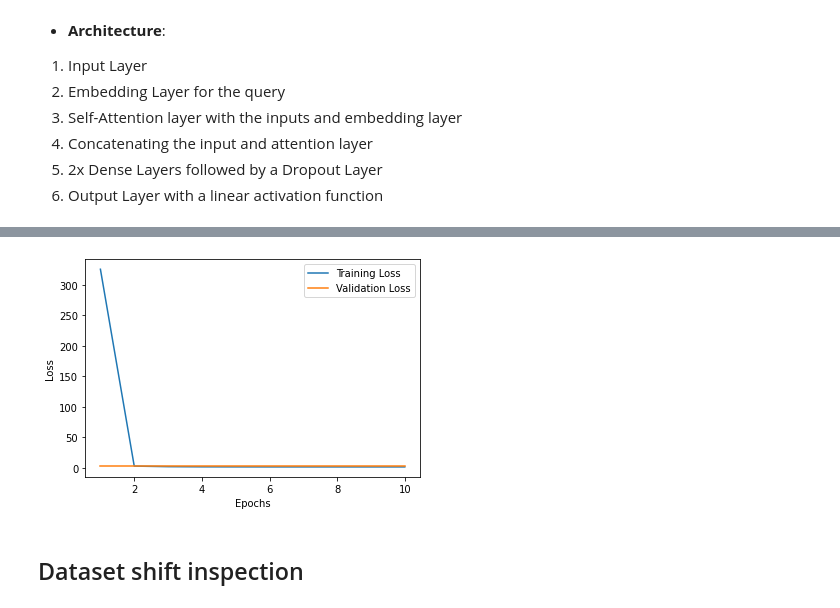
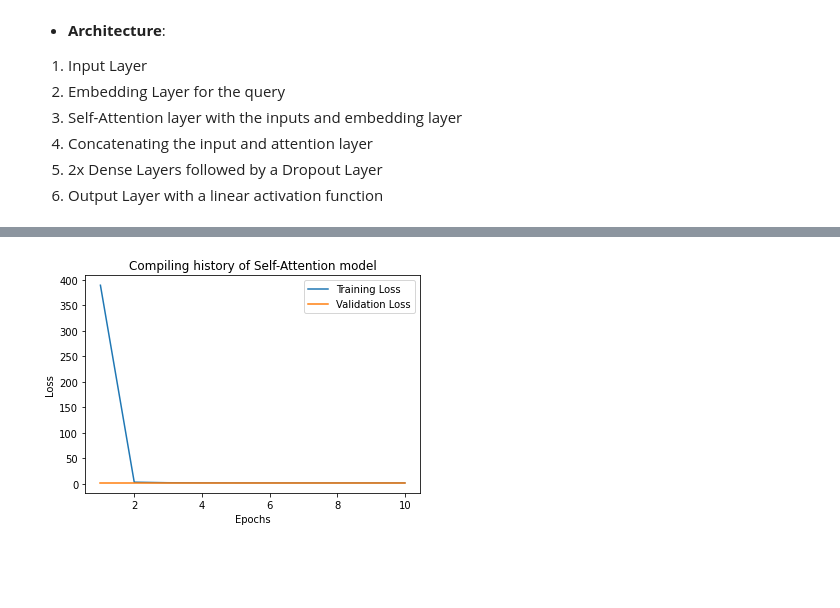
Before and after one commit to TazTornadoo/SigmoidFreud, a Jupyter notebook: Python/Submission/Electricity_price_prediction_5.ipynb, the cells around one changed output, grey strips where cells are left out. Cells and saved outputs as stored; diff of their text form; code cells hidden in the pictures; blank space fills up the shorter version.

```diff
--- a/Python/Submission/Electricity_price_prediction_5.ipynb
+++ b/Python/Submission/Electricity_price_prediction_5.ipynb
@@ -231,11 +224,15 @@ rfmodel = RandomForestRegressor(random_state=3315,
                                 n_estimators=500,
                                 max_features='sqrt',
                                 min_samples_split=10,
-                                criterion='mse', n_jobs=-1)
+                                criterion='mse',
+                                n_jobs=-1)
 rfmodel.fit(X_train_window_size_5_tree, y_train_window_size_5)
 
-# Evaluate model performance
+# Evaluate model performance and store it
 result = evaluate_model(rfmodel, X_test_window_size_5_tree, y_test_window_size_5)
+performance_df = performance_df.append({'Model': 'Random Forest',
+                                        'MAE score (on test set)': round(result, 4)},
+                                       ignore_index=True)
 # %% [output]
 Mean absolut error on test: 2.2755474195799463
 # %% [markdown]
@@ -344,16 +347,16 @@ For this 'classic' approach, the train and valid set will be put together to mak
 # %%
+# For this 'classic' approach, the train and valid set will be put together to make use of cross-validation.
 X_train_window_size_5_classic = X_train_window_size_5.copy().append(X_valid_window_size_5)
 y_train_window_size_5_classic = y_train_window_size_5.copy().append(y_valid_window_size_5)
 
-minmax_transformer_classic = Pipeline(steps=[
-        ('minmax', MinMaxScaler())])
+minmax_transformer_classic = Pipeline(steps=[('minmax', MinMaxScaler())])
 
 preprocessor_window_size_5_classic = ColumnTransformer(
         remainder='passthrough', #passthough features not listed
         transformers=[
-            ('mm', minmax_transformer_classic , [X_train_window_size_5_classic.columns[1], *[*X_train_window_size_5_classic.columns[17:]]])
+            ('mm', minmax_transformer_classic , [X_train_window_size_5_classic.columns[1],
+                                                 *[*X_train_window_size_5_classic.columns[17:]]])
         ])
-
 
 preprocessor_window_size_5_classic.fit(X_train_window_size_5, y_train_window_size_5)
 X_train_window_size_5_classic_norm = preprocessor_window_size_5_classic.transform(X_train_window_size_5_classic)
@@ -990,13 +1023,10 @@ X_test_window_size_5 = X_test_window_size_5.drop(['total_hours', 'minutes_4_3',
 # %%
-EPOCHS = 10
-BATCH_SIZE = 64
-DENSE_LAYER_SIZE = 256
-DROP_OUT = 0.5
+tf.compat.v1.reset_default_graph()
 be.clear_session()
 
 def create_self_attention():
 
-    clear_session
+    be.clear_session()
 
     inputs_q = Input(shape=(X_train_window_size_5.shape[1],))
 
@@ -1025,14 +1055,19 @@ def create_self_attention():
     output = Dense(1, name='output_layer', activation='linear')(Dropout_2)
 
     model = Model(inputs=[inputs_q], outputs=output)
+    print("Architecture of model:\n")
+    model.summary()
 
     #Since we are using a 'state of the art'-model we also tried the 'state of the art'-optimizer "ranger"
-
     radam = tfa.optimizers.RectifiedAdam()
     ranger = tfa.optimizers.Lookahead(radam, sync_period=6, slow_step_size=0.5)
 
     model.compile(optimizer=ranger, loss='mae')
 
-    model_history = model.fit(X_train_window_size_5, y_train_window_size_5, validation_data=(X_valid_window_size_5, y_valid_window_size_5), epochs=EPOCHS, batch_size=BATCH_SIZE, shuffle=False)
+    model_history = model.fit(X_train_window_size_5, y_train_window_size_5,
+                              validation_data=(X_valid_window_size_5, y_valid_window_size_5),
+                              epochs=EPOCHS,
+                              batch_size=BATCH_SIZE,
+                              shuffle=False)
 
     return model, model_history
@@ -1066,0 +1074,2 @@ Mean absolut error on test: 2.2551903862666367
+# %%
+attention_model, attention_history = create_self_attention()
@@ -1067,16 +1094,16 @@ Mean absolut error on test: 2.2551903862666367
 # %%
-loss_values = model_history.history['loss']
-val_loss_values = model_history.history['val_loss']
+loss_values = attention_history.history['loss']
+val_loss_values = attention_history.history['val_loss']
 epochs = range(1, len(loss_values)+1)
 
 plt.plot(epochs, loss_values, label='Training Loss')
 plt.plot(epochs, val_loss_values, label='Validation Loss')
+
+plt.title("Compiling history of Self-Attention model")
 plt.xlabel('Epochs')
 plt.ylabel('Loss')
 plt.legend()
 
 plt.show()
 # %% [output]
-[figure, old version]
+[figure, new version]
-# %% [markdown]
-## Dataset shift inspection
```
Also changed, not shown: parts of 66 cells of this notebook, 1 other file.
